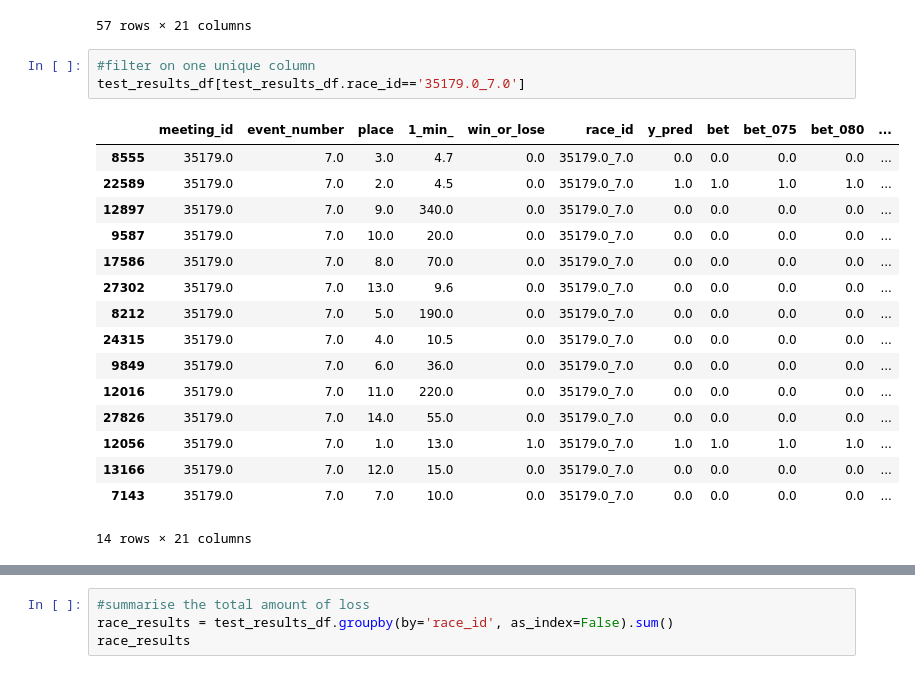
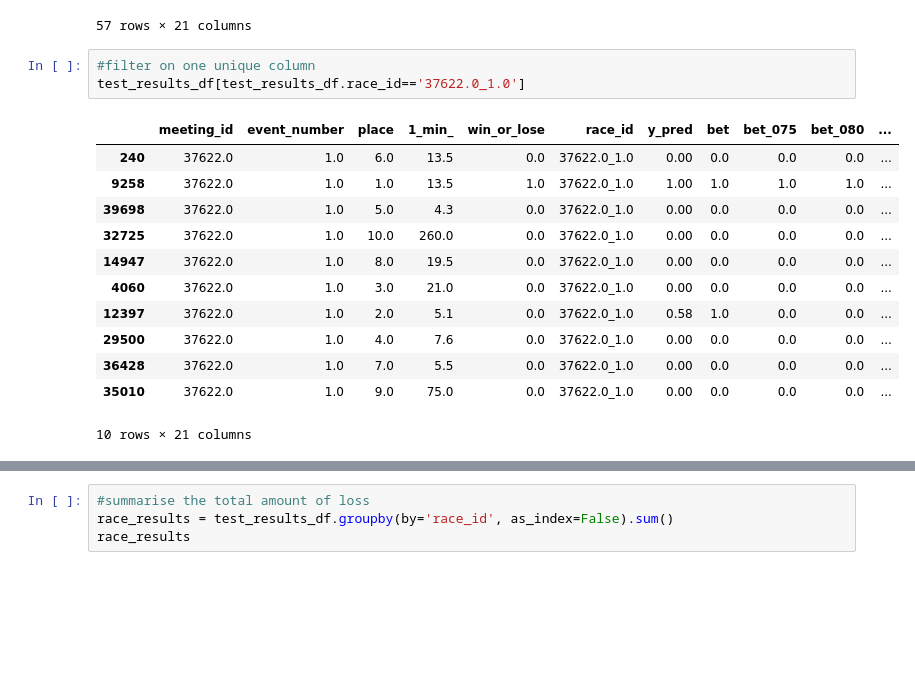
Before and after one commit to Harlequinht/which_horse, a Jupyter notebook: notebook/DNN_Model - Colab Final.ipynb, the cells around one changed output, grey strips where cells are left out. Drawn from its saved outputs; the diff is of its cells as text; blank space fills up the shorter version.

```diff
--- a/notebook/DNN_Model - Colab Final.ipynb
+++ b/notebook/DNN_Model - Colab Final.ipynb
@@ -543,21 +559,17 @@ test_results_df[(test_results_df.win_or_lose==0.0)&(test_results_df.bet_080==0.0
 57 rows × 21 columns
 # %%
 #filter on one unique column
-test_results_df[test_results_df.race_id=='35179.0_7.0']
+test_results_df[test_results_df.race_id=='37622.0_1.0']
 # %% [output]
 |  | meeting_id | event_number | place | 1_min_ | win_or_lose | race_id | y_pred | bet | bet_075 | bet_080 | ... |
-| 8555 | 35179.0 | 7.0 | 3.0 | 4.7 | 0.0 | 35179.0_7.0 | 0.0 | 0.0 | 0.0 | 0.0 | ... |
-| 22589 | 35179.0 | 7.0 | 2.0 | 4.5 | 0.0 | 35179.0_7.0 | 1.0 | 1.0 | 1.0 | 1.0 | ... |
-| 12897 | 35179.0 | 7.0 | 9.0 | 340.0 | 0.0 | 35179.0_7.0 | 0.0 | 0.0 | 0.0 | 0.0 | ... |
-| 9587 | 35179.0 | 7.0 | 10.0 | 20.0 | 0.0 | 35179.0_7.0 | 0.0 | 0.0 | 0.0 | 0.0 | ... |
-| 17586 | 35179.0 | 7.0 | 8.0 | 70.0 | 0.0 | 35179.0_7.0 | 0.0 | 0.0 | 0.0 | 0.0 | ... |
-| 27302 | 35179.0 | 7.0 | 13.0 | 9.6 | 0.0 | 35179.0_7.0 | 0.0 | 0.0 | 0.0 | 0.0 | ... |
-| 8212 | 35179.0 | 7.0 | 5.0 | 190.0 | 0.0 | 35179.0_7.0 | 0.0 | 0.0 | 0.0 | 0.0 | ... |
-| 24315 | 35179.0 | 7.0 | 4.0 | 10.5 | 0.0 | 35179.0_7.0 | 0.0 | 0.0 | 0.0 | 0.0 | ... |
-| 9849 | 35179.0 | 7.0 | 6.0 | 36.0 | 0.0 | 35179.0_7.0 | 0.0 | 0.0 | 0.0 | 0.0 | ... |
-| 12016 | 35179.0 | 7.0 | 11.0 | 220.0 | 0.0 | 35179.0_7.0 | 0.0 | 0.0 | 0.0 | 0.0 | ... |
-| 27826 | 35179.0 | 7.0 | 14.0 | 55.0 | 0.0 | 35179.0_7.0 | 0.0 | 0.0 | 0.0 | 0.0 | ... |
-| 12056 | 35179.0 | 7.0 | 1.0 | 13.0 | 1.0 | 35179.0_7.0 | 1.0 | 1.0 | 1.0 | 1.0 | ... |
-| 13166 | 35179.0 | 7.0 | 12.0 | 15.0 | 0.0 | 35179.0_7.0 | 0.0 | 0.0 | 0.0 | 0.0 | ... |
-| 7143 | 35179.0 | 7.0 | 7.0 | 10.0 | 0.0 | 35179.0_7.0 | 0.0 | 0.0 | 0.0 | 0.0 | ... |
+| 240 | 37622.0 | 1.0 | 6.0 | 13.5 | 0.0 | 37622.0_1.0 | 0.00 | 0.0 | 0.0 | 0.0 | ... |
+| 9258 | 37622.0 | 1.0 | 1.0 | 13.5 | 1.0 | 37622.0_1.0 | 1.00 | 1.0 | 1.0 | 1.0 | ... |
+| 39698 | 37622.0 | 1.0 | 5.0 | 4.3 | 0.0 | 37622.0_1.0 | 0.00 | 0.0 | 0.0 | 0.0 | ... |
+| 32725 | 37622.0 | 1.0 | 10.0 | 260.0 | 0.0 | 37622.0_1.0 | 0.00 | 0.0 | 0.0 | 0.0 | ... |
+| 14947 | 37622.0 | 1.0 | 8.0 | 19.5 | 0.0 | 37622.0_1.0 | 0.00 | 0.0 | 0.0 | 0.0 | ... |
+| 4060 | 37622.0 | 1.0 | 3.0 | 21.0 | 0.0 | 37622.0_1.0 | 0.00 | 0.0 | 0.0 | 0.0 | ... |
+| 12397 | 37622.0 | 1.0 | 2.0 | 5.1 | 0.0 | 37622.0_1.0 | 0.58 | 1.0 | 0.0 | 0.0 | ... |
+| 29500 | 37622.0 | 1.0 | 4.0 | 7.6 | 0.0 | 37622.0_1.0 | 0.00 | 0.0 | 0.0 | 0.0 | ... |
+| 36428 | 37622.0 | 1.0 | 7.0 | 5.5 | 0.0 | 37622.0_1.0 | 0.00 | 0.0 | 0.0 | 0.0 | ... |
+| 35010 | 37622.0 | 1.0 | 9.0 | 75.0 | 0.0 | 37622.0_1.0 | 0.00 | 0.0 | 0.0 | 0.0 | ... |
-14 rows × 21 columns
+10 rows × 21 columns
```
Also changed, not shown: parts of 4 cells of this notebook, 1 other file.
